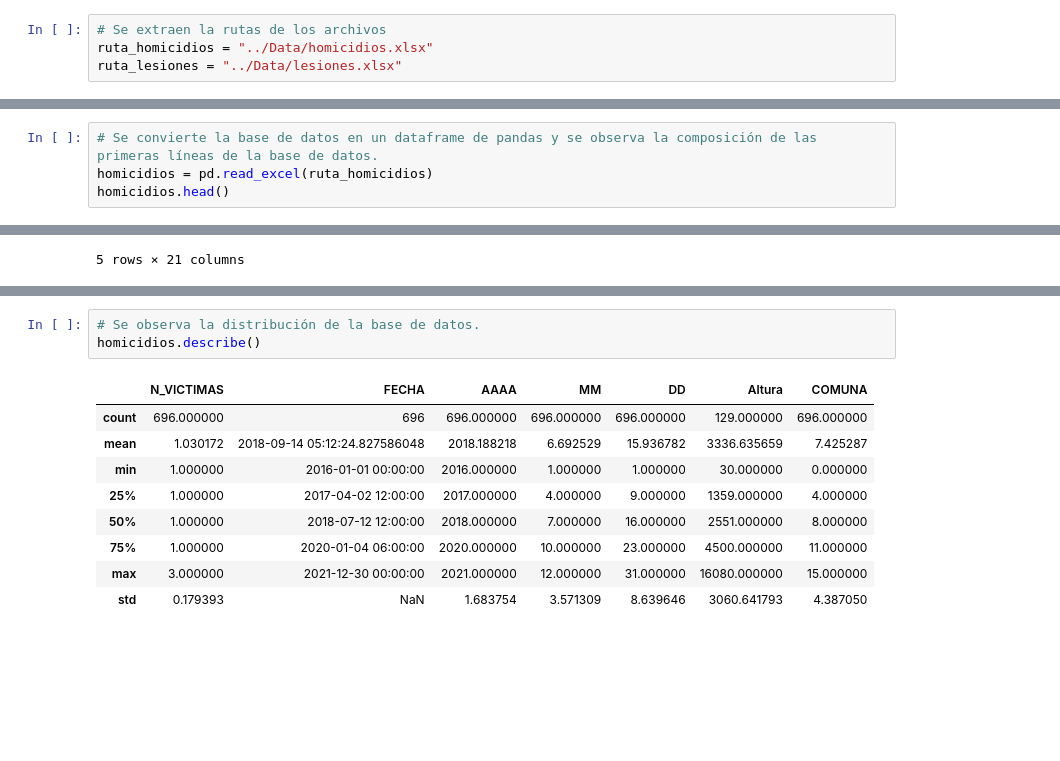
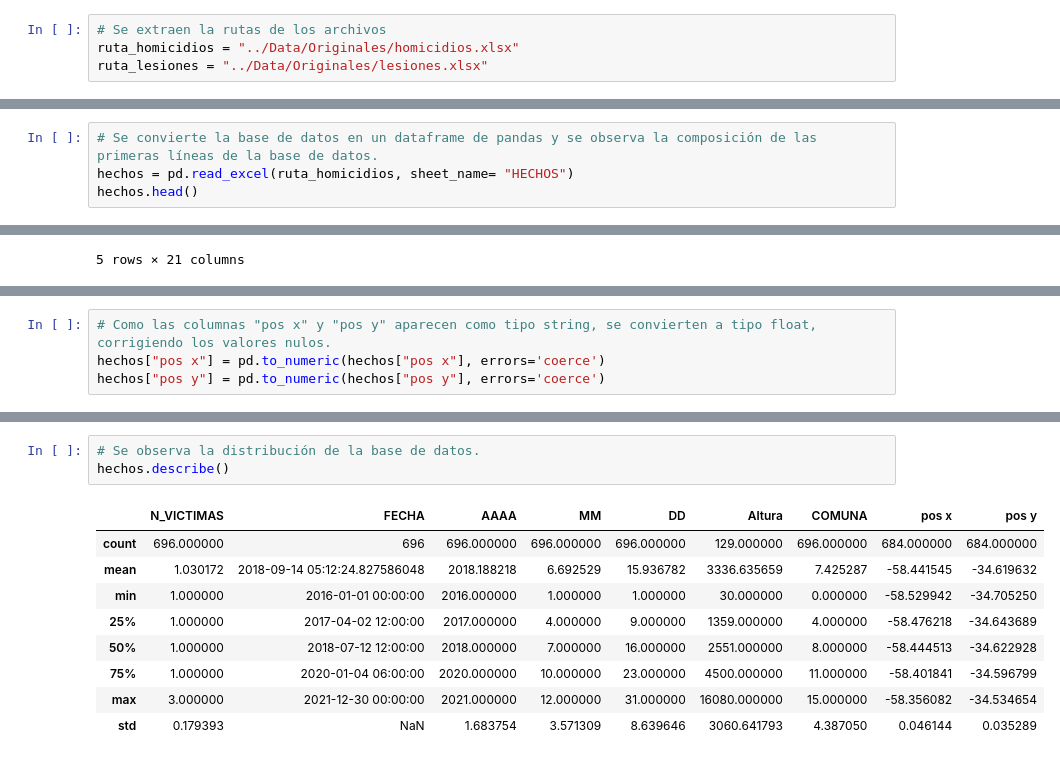
Before and after one commit to DaAnMaGi/Proyecto_Data_Abril, a Jupyter notebook: Bases/apertura_bases.ipynb, the cells around one changed output, grey strips where cells are left out. Drawn from its saved outputs; the diff is of its cells as text; blank space fills up the shorter version.

```diff
--- a/Bases/apertura_bases.ipynb
+++ b/Bases/apertura_bases.ipynb
@@ -17,6 +17,6 @@ import seaborn as sns
 import matplotlib.pyplot as plt
 # %%
 # Se extraen la rutas de los archivos
-ruta_homicidios = "../Data/homicidios.xlsx"
-ruta_lesiones = "../Data/lesiones.xlsx"
+ruta_homicidios = "../Data/Originales/homicidios.xlsx"
+ruta_lesiones = "../Data/Originales/lesiones.xlsx"
 # %% [markdown]
@@ -26,7 +28,7 @@ ruta_lesiones = "../Data/lesiones.xlsx"
 # %%
 # Se convierte la base de datos en un dataframe de pandas y se observa la composición de las primeras líneas de la base de datos.
-homicidios = pd.read_excel(ruta_homicidios)
-homicidios.head()
+hechos = pd.read_excel(ruta_homicidios, sheet_name= "HECHOS")
+hechos.head()
 # %% [output]
 |  | ID | N_VICTIMAS | FECHA | AAAA | MM | DD | HORA | HH | LUGAR_DEL_HECHO | ... |
 | 0 | 2016-0001 | 1 | 2016-01-01 | 2016 | 1 | 1 | 04:00:00 | 4 | AV PIEDRA BUENA Y AV FERNANDEZ DE... | ... |
@@ -62,0 +88,4 @@ datetime.time
+# %%
+# Como las columnas "pos x" y "pos y" aparecen como tipo string, se convierten a tipo float, corrigiendo los valores nulos.
+hechos["pos x"] = pd.to_numeric(hechos["pos x"], errors='coerce')
+hechos["pos y"] = pd.to_numeric(hechos["pos y"], errors='coerce')
@@ -63,13 +110,13 @@ datetime.time
 # %%
 # Se observa la distribución de la base de datos.
-homicidios.describe()
+hechos.describe()
 # %% [output]
-|  | N_VICTIMAS | FECHA | AAAA | MM | DD | Altura | COMUNA |
-| count | 696.000000 | 696 | 696.000000 | 696.000000 | 696.000000 | 129.000000 | 696.000000 |
-| mean | 1.030172 | 2018-09-14 05:12:24.827586048 | 2018.188218 | 6.692529 | 15.936782 | 3336.635659 | 7.425287 |
-| min | 1.000000 | 2016-01-01 00:00:00 | 2016.000000 | 1.000000 | 1.000000 | 30.000000 | 0.000000 |
-| 25% | 1.000000 | 2017-04-02 12:00:00 | 2017.000000 | 4.000000 | 9.000000 | 1359.000000 | 4.000000 |
-| 50% | 1.000000 | 2018-07-12 12:00:00 | 2018.000000 | 7.000000 | 16.000000 | 2551.000000 | 8.000000 |
-| 75% | 1.000000 | 2020-01-04 06:00:00 | 2020.000000 | 10.000000 | 23.000000 | 4500.000000 | 11.000000 |
-| max | 3.000000 | 2021-12-30 00:00:00 | 2021.000000 | 12.000000 | 31.000000 | 16080.000000 | 15.000000 |
-| std | 0.179393 | NaN | 1.683754 | 3.571309 | 8.639646 | 3060.641793 | 4.387050 |
+|  | N_VICTIMAS | FECHA | AAAA | MM | DD | Altura | COMUNA | pos x | pos y |
+| count | 696.000000 | 696 | 696.000000 | 696.000000 | 696.000000 | 129.000000 | 696.000000 | 684.000000 | 684.000000 |
+| mean | 1.030172 | 2018-09-14 05:12:24.827586048 | 2018.188218 | 6.692529 | 15.936782 | 3336.635659 | 7.425287 | -58.441545 | -34.619632 |
+| min | 1.000000 | 2016-01-01 00:00:00 | 2016.000000 | 1.000000 | 1.000000 | 30.000000 | 0.000000 | -58.529942 | -34.705250 |
+| 25% | 1.000000 | 2017-04-02 12:00:00 | 2017.000000 | 4.000000 | 9.000000 | 1359.000000 | 4.000000 | -58.476218 | -34.643689 |
+| 50% | 1.000000 | 2018-07-12 12:00:00 | 2018.000000 | 7.000000 | 16.000000 | 2551.000000 | 8.000000 | -58.444513 | -34.622928 |
+| 75% | 1.000000 | 2020-01-04 06:00:00 | 2020.000000 | 10.000000 | 23.000000 | 4500.000000 | 11.000000 | -58.401841 | -34.596799 |
+| max | 3.000000 | 2021-12-30 00:00:00 | 2021.000000 | 12.000000 | 31.000000 | 16080.000000 | 15.000000 | -58.356082 | -34.534654 |
+| std | 0.179393 | NaN | 1.683754 | 3.571309 | 8.639646 | 3060.641793 | 4.387050 | 0.046144 | 0.035289 |
```
Also changed, not shown: parts of 21 cells of this notebook.
